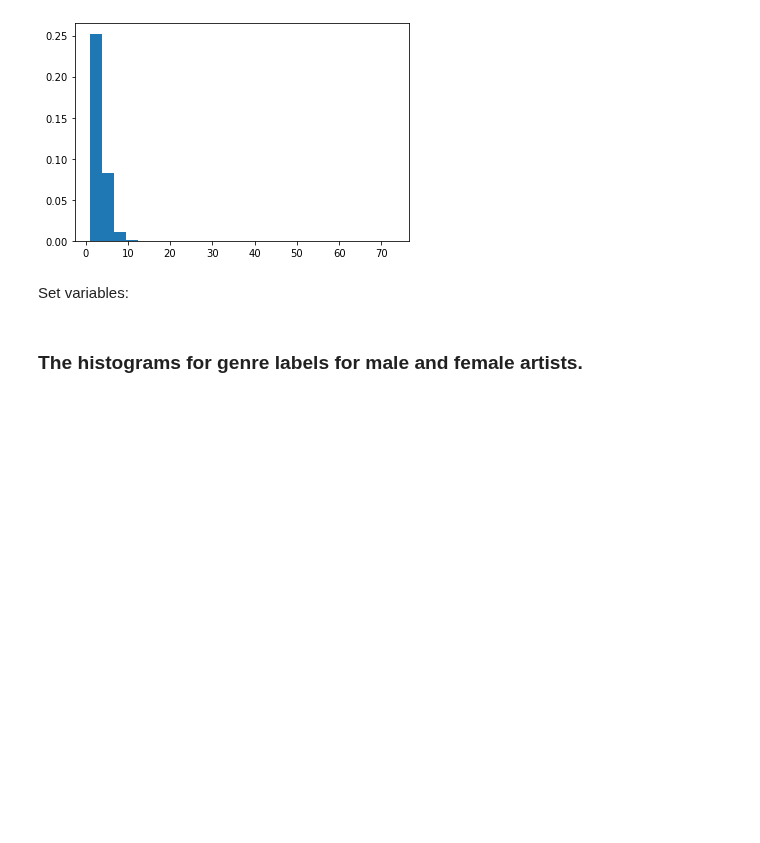
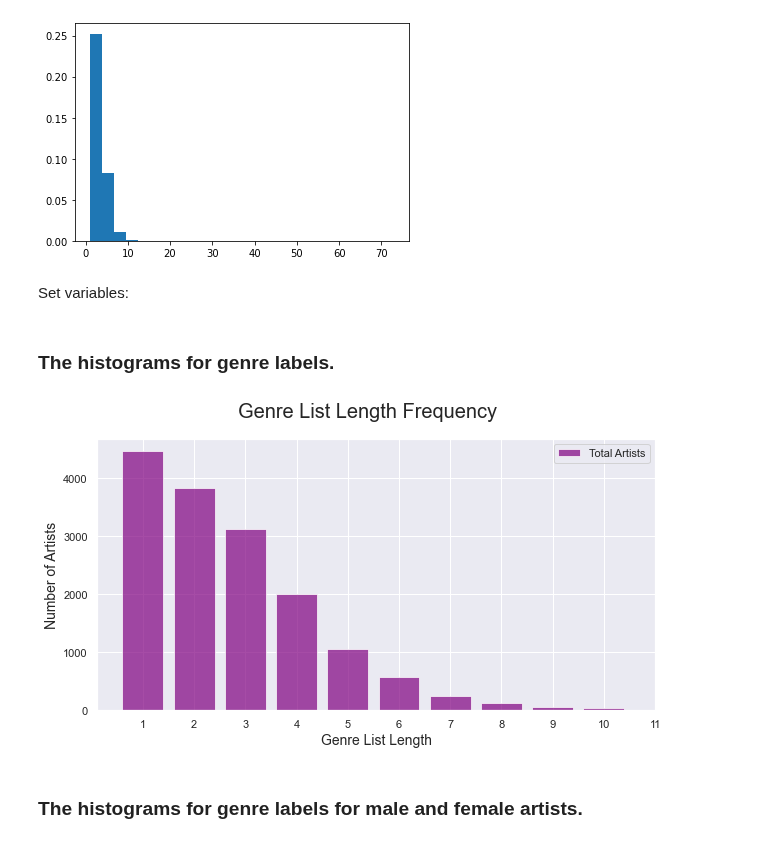
Before and after one commit to fox-daniel/Genre, a Jupyter notebook: src/playground/sketchbooks/genre_basic_stats-presentation.ipynb, the cells around one changed output. Saved outputs shown, nothing was run; the diff lists cells and outputs as text; code cells hidden in the pictures; blank space fills up the shorter version.

Commit message:
Add genre list length frequency histogram to basic stats presentation nb and png of its output.

```diff
--- a/src/playground/sketchbooks/genre_basic_stats-presentation.ipynb
+++ b/src/playground/sketchbooks/genre_basic_stats-presentation.ipynb
@@ -127,6 +128,20 @@ Set variables:
 max_num_male = 73
 max_num_female = 11
 max_num = max(max_num_female, max_num_male)
+# %% [markdown]
+### The histograms for genre labels.
+# %%
+plt.figure(figsize = (10, 5))
+plt.hist(data.genrelist_length, bins = range(1,12), align = 'left', rwidth = .8, density = False, color = 'purple', alpha = .7, label = 'Total Artists')
+plt.legend()
+plt.xticks(range(1,12))
+plt.xlabel("Genre List Length", fontsize=14)
+plt.ylabel("Number of Artists", fontsize=14)
+plt.suptitle("Genre List Length Frequency", fontsize = 20)
+# plt.show()
+plt.savefig("genre_list_length_frequency")
+# %% [output]
+[figure, added]
 # %% [markdown]
 ### The histograms for genre labels for male and female artists.
 # %%
```
Also changed, not shown: parts of 1 cell of this notebook, 1 other file.
